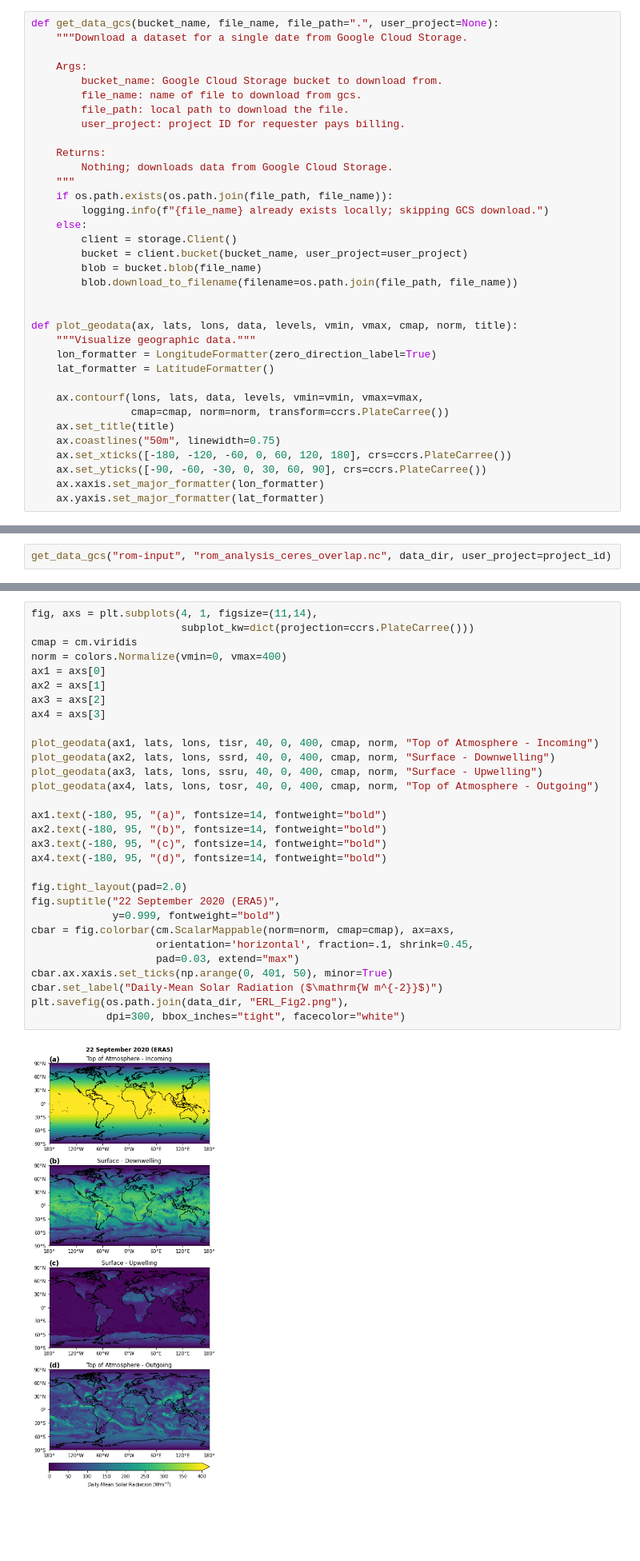
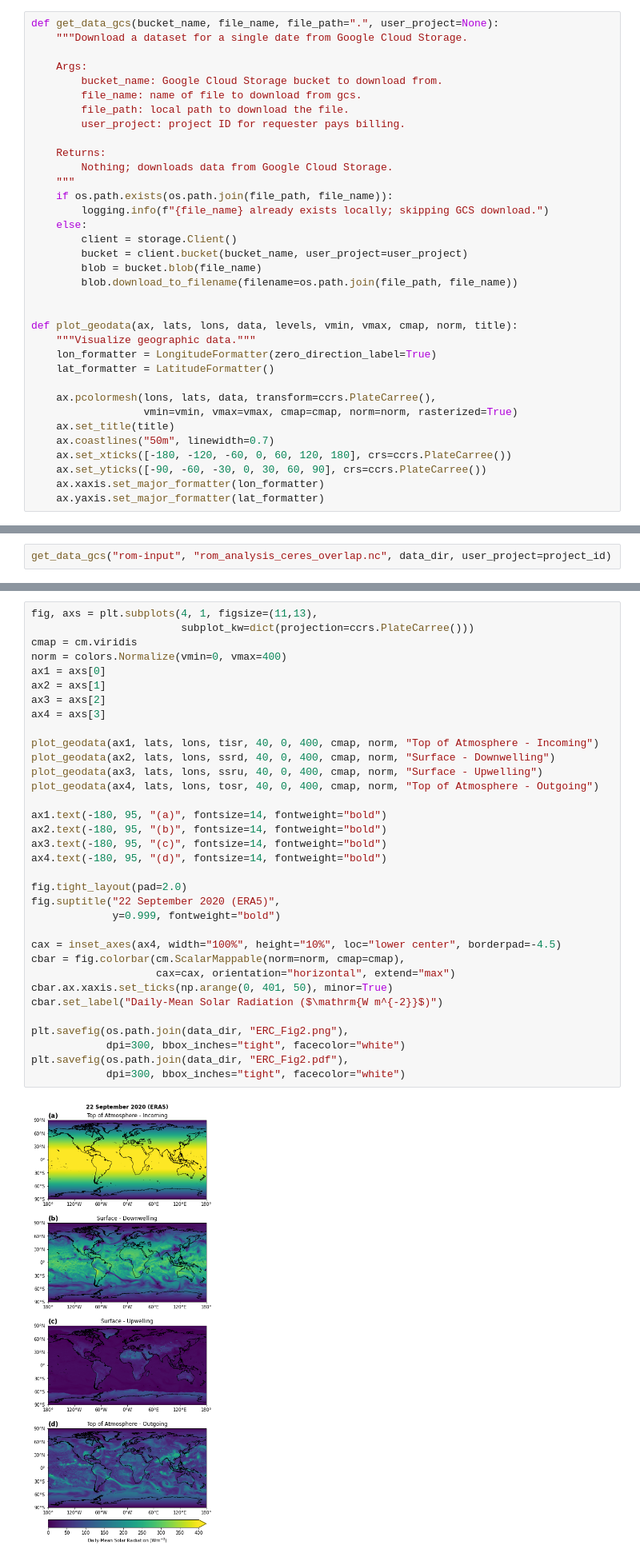
Before and after one commit to ReflectiveEarth/reflective-potential, a Jupyter notebook: notebooks/05-Visualize.ipynb, the cells around one changed output, grey strips where cells are left out. Shown at 80% size. Saved outputs shown, nothing was run; the diff lists cells and outputs as text; blank space fills up the shorter version.

```diff
--- a/notebooks/05-Visualize.ipynb
+++ b/notebooks/05-Visualize.ipynb
@@ -79,10 +86,10 @@ def plot_geodata(ax, lats, lons, data, levels, vmin, vmax, cmap, norm, title):
     lon_formatter = LongitudeFormatter(zero_direction_label=True)
     lat_formatter = LatitudeFormatter()
 
-    ax.contourf(lons, lats, data, levels, vmin=vmin, vmax=vmax,
-                cmap=cmap, norm=norm, transform=ccrs.PlateCarree())
+    ax.pcolormesh(lons, lats, data, transform=ccrs.PlateCarree(),
+                  vmin=vmin, vmax=vmax, cmap=cmap, norm=norm, rasterized=True)
     ax.set_title(title)
-    ax.coastlines("50m", linewidth=0.75)
+    ax.coastlines("50m", linewidth=0.7)
     ax.set_xticks([-180, -120, -60, 0, 60, 120, 180], crs=ccrs.PlateCarree())
     ax.set_yticks([-90, -60, -30, 0, 30, 60, 90], crs=ccrs.PlateCarree())
     ax.xaxis.set_major_formatter(lon_formatter)
@@ -118,37 +129,41 @@ ssrd = era5_daily.ssrd.isel(time=0).data
 tosr = era5_daily.tosr.isel(time=0).data
 ssru = era5_daily.ssru.isel(time=0).data
 # %%
-fig, axs = plt.subplots(4, 1, figsize=(11,14),
+fig, axs = plt.subplots(4, 1, figsize=(11,13),
                         subplot_kw=dict(projection=ccrs.PlateCarree()))
 cmap = cm.viridis
 norm = colors.Normalize(vmin=0, vmax=400)
 ax1 = axs[0]
 ax2 = axs[1]
 ax3 = axs[2]
 ax4 = axs[3]
 
 plot_geodata(ax1, lats, lons, tisr, 40, 0, 400, cmap, norm, "Top of Atmosphere - Incoming")
 plot_geodata(ax2, lats, lons, ssrd, 40, 0, 400, cmap, norm, "Surface - Downwelling")
 plot_geodata(ax3, lats, lons, ssru, 40, 0, 400, cmap, norm, "Surface - Upwelling")
 plot_geodata(ax4, lats, lons, tosr, 40, 0, 400, cmap, norm, "Top of Atmosphere - Outgoing")
 
 ax1.text(-180, 95, "(a)", fontsize=14, fontweight="bold")
 ax2.text(-180, 95, "(b)", fontsize=14, fontweight="bold")
 ax3.text(-180, 95, "(c)", fontsize=14, fontweight="bold")
 ax4.text(-180, 95, "(d)", fontsize=14, fontweight="bold")
 
 fig.tight_layout(pad=2.0)
 fig.suptitle("22 September 2020 (ERA5)",
              y=0.999, fontweight="bold")
-cbar = fig.colorbar(cm.ScalarMappable(norm=norm, cmap=cmap), ax=axs,
-                    orientation='horizontal', fraction=.1, shrink=0.45,
-                    pad=0.03, extend="max")
+
+cax = inset_axes(ax4, width="100%", height="10%", loc="lower center", borderpad=-4.5)
+cbar = fig.colorbar(cm.ScalarMappable(norm=norm, cmap=cmap),
+                    cax=cax, orientation="horizontal", extend="max")
 cbar.ax.xaxis.set_ticks(np.arange(0, 401, 50), minor=True)
 cbar.set_label("Daily-Mean Solar Radiation ($\mathrm{W m^{-2}}$)")
-plt.savefig(os.path.join(data_dir, "ERL_Fig2.png"),
+
+plt.savefig(os.path.join(data_dir, "ERC_Fig2.png"),
             dpi=300, bbox_inches="tight", facecolor="white")
+plt.savefig(os.path.join(data_dir, "ERC_Fig2.pdf"),
+            dpi=300, bbox_inches="tight", facecolor="white")
 # %% [output]
-[figure, old version]
+[figure, new version]
 # %% [markdown]
 ### Figure 3: Intrinsic Atmospheric Radiative Properties
 
```
Also changed, not shown: parts of 21 cells of this notebook.
